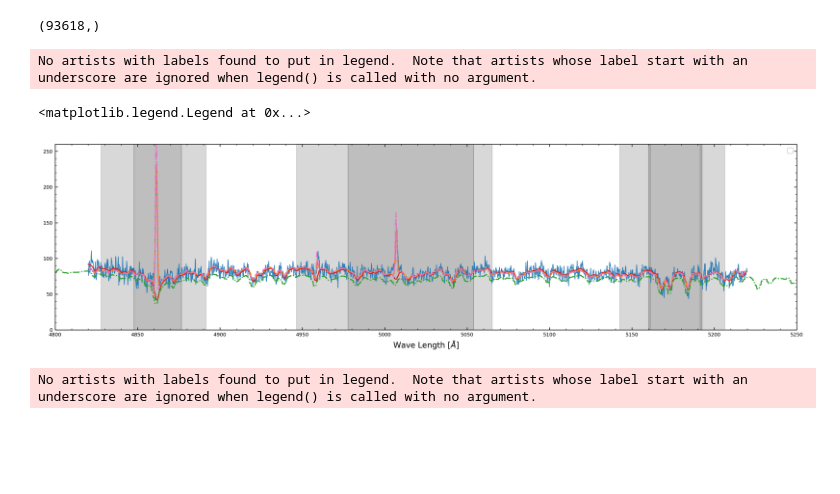
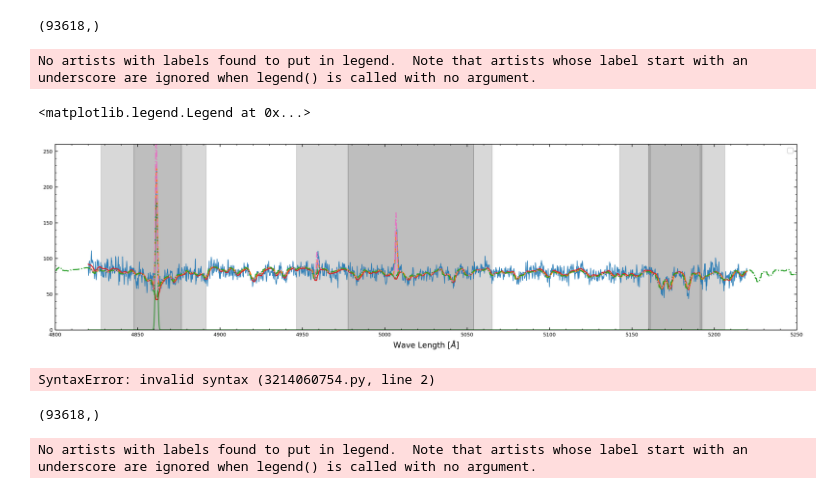
Before and after one commit to VacEn-WenJin/2024-NAOC-IUSpectrum, a Jupyter notebook: Code/Test_P2P_SVSS[25Jan19].ipynb, the cells around one changed output. Drawn from its saved outputs; the diff is of its cells as text; code cells hidden in the pictures; blank space fills up the shorter version.

Commit message:
[25Feb23PL][Test]Velocity correction T2SI  AIGC OOP SI - Plot On

```diff
--- a/Code/Test_P2P_SVSS[25Jan19].ipynb
+++ b/Code/Test_P2P_SVSS[25Jan19].ipynb
@@ -1114,36 +1114,45 @@ for i in Index_use:
     ax1.fill([LHS,RHS,RHS,LHS], [1000,1000,-10000,-1000], color='tab:gray', alpha=.3)
 for i in Index_use:
     LHS = Index_Wave.loc[i,'RPC_range'][0]
     RHS = Index_Wave.loc[i,'RPC_range'][1]
     ax1.fill([LHS,RHS,RHS,LHS], [1000,1000,-10000,-1000], color='tab:gray', alpha=.3)
 
 
 ax1.plot(lam_gal,PP_box[0].bestfit,'--',color='tab:orange')
 
-# ax1.plot(sps.lam_temp,stars_gas_templates @ PP_box[0].weights,color='green',alpha=.6)
+ax1.plot(lam_gal,PP_box[0].gas_bestfit_templates[:,0],color='green',alpha=.6)
 ax1.plot(lam_gal, Spectrum_ReSMP_2(stars_gas_templates @ PP_box[0].weights, sps.lam_temp, lam_gal, 0)+PP_box[0].apoly, '-.',ms=.5, color='tab:pink')
-ax1.plot(sps.lam_temp, stars_gas_templates[:,0] * PP_box[0].weights[0] + np.poly1d(apoly_se)(sps.lam_temp), '-.',ms=.5, color='tab:green')
+ax1.plot(sps.lam_temp, stars_gas_templates[:,0] * PP_box[0].weights[0] + np.poly1d(apoly_se_2)(sps.lam_temp), '-.',ms=.5, color='tab:green')
 
 
 
 ax1.xaxis.set_minor_locator(AutoMinorLocator(5))
 ax1.yaxis.set_minor_locator(AutoMinorLocator(5))
 ax1.tick_params(axis='both', which='both', labelsize='x-small', right=True, top=True, direction='in')
 
 
 ax1.set_xlabel(r'', size=11)
 ax1.set_ylabel(r'', size=11)
 
 ax1.set_ylim(0,260)
 ax1.set_xlim(4800,5250)
 ax1.set_xlabel(r'Wave Length $[\AA]$', size=11)
 ax1.legend()
 
 # plt.savefig('./', format='pdf', bbox_inches='tight')
 # %% [output]
 No artists with labels found to put in legend.  Note that artists whose label start with an underscore are ignored when legend() is called with no argument.
 <matplotlib.legend.Legend at 0x...>
-[figure, old version]
+[figure, new version]
+# %%
+PP_box[0].gas_bestfit[:, k]
+for k in range(PP_box[0].gas_component.sum())
+# %% [output]
+SyntaxError: invalid syntax (3214060754.py, line 2)
+# %%
+sps.lam_temp.shape
+# %% [output]
+(93618,)
 # %%
 fig, ax = plt.subplots(1, 1, facecolor='white', figsize=(16,4), dpi=300, tight_layout=True)
 gs1 = gridspec.GridSpec(1, 1)
```
Also changed, not shown: parts of 2 cells of this notebook, 4 other files.
